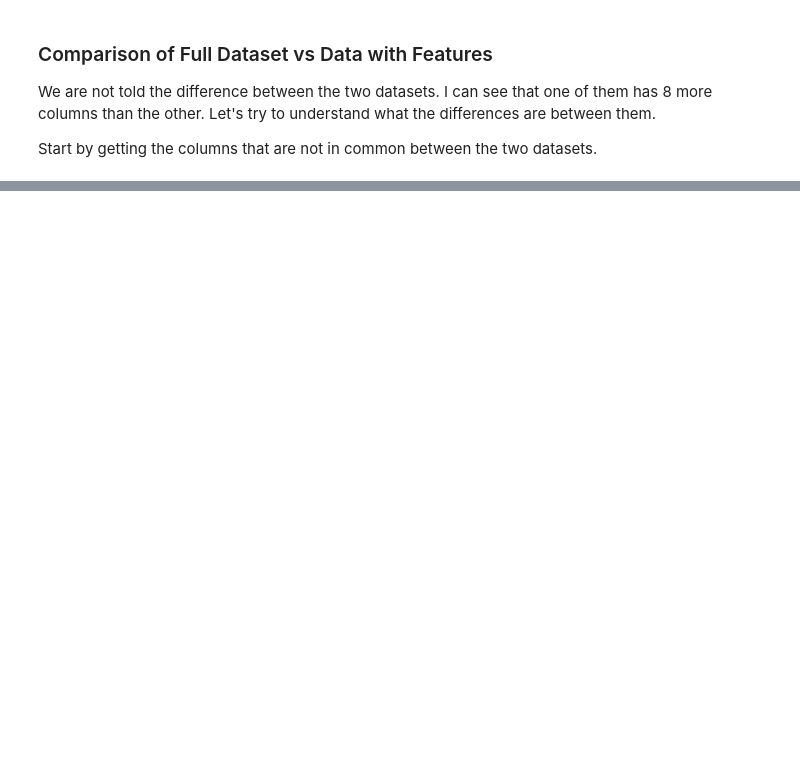
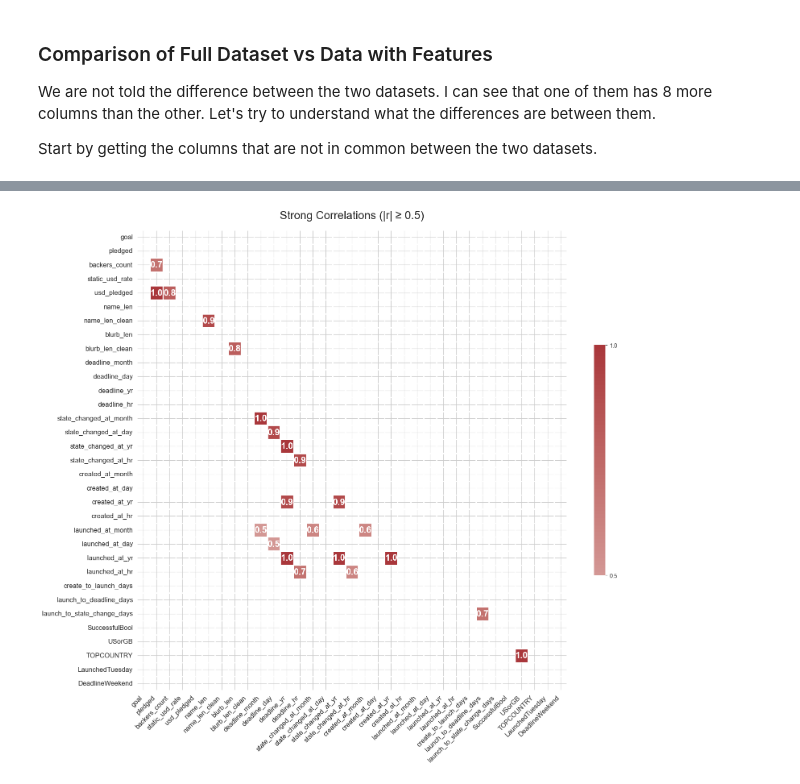
Before and after one commit to zarahtau/kickstarter-project-success-predictions, a Jupyter notebook: notebooks/eda.ipynb, the cells around one changed output, grey strips where cells are left out. Drawn from its saved outputs; the diff is of its cells as text; code cells hidden in the pictures; blank space fills up the shorter version.

```diff
--- a/notebooks/eda.ipynb
+++ b/notebooks/eda.ipynb
@@ -231,0 +594,29 @@ print(cols_not_in_common)
+# %%
+corr = df[num_cols].corr().round(1)
+
+mask = np.triu(np.ones_like(corr, dtype=bool))
+
+strong = corr.where(corr.abs() >= 0.5)
+
+plt.figure(figsize=(16,14))
+sns.heatmap(
+    strong,
+    mask=mask,
+    annot=True,
+    fmt=".1f",
+    annot_kws={"size":16,
+               "weight":"bold"},
+    cmap="vlag",
+    center=0,
+    linewidths=1,
+    cbar_kws={"shrink":0.5,
+              "ticks":np.arange(-1, 1.1, 0.5)}
+)
+
+plt.xticks(rotation=45, ha="right", fontsize=12)
+plt.yticks(fontsize=12)
+plt.title("Strong Correlations (|r| ≥ 0.5)", fontsize=20, pad=20)
+plt.tight_layout()
+plt.show()
+# %% [output]
+[figure, added]
```
Also changed, not shown: parts of 44 cells of this notebook.
